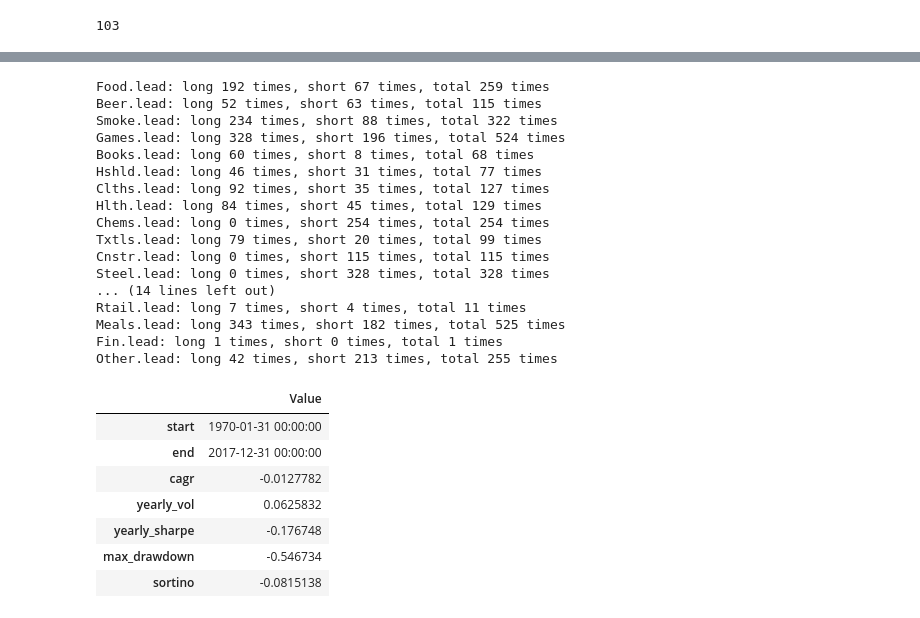
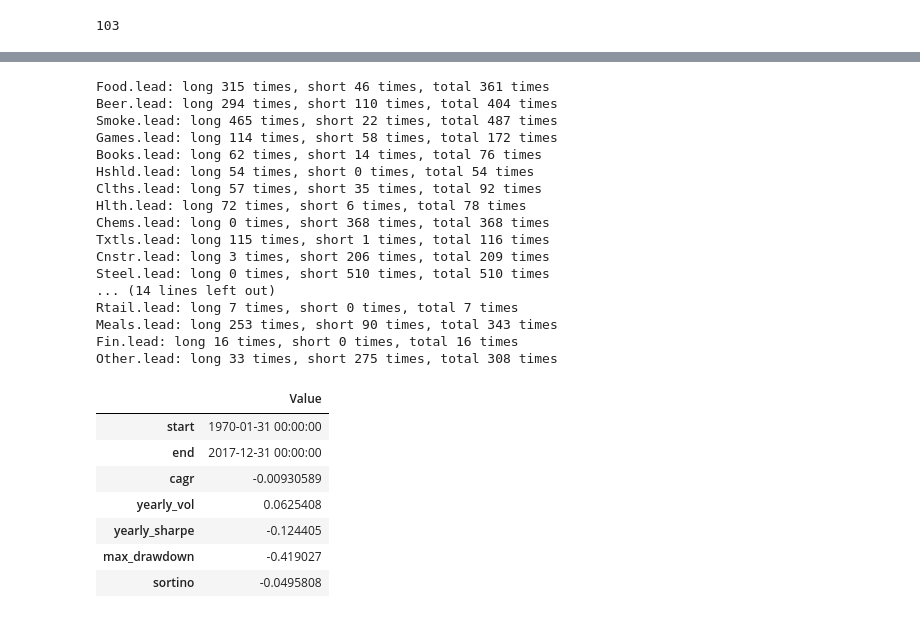
Before and after one commit to druce/Machine-learning-for-financial-market-prediction, a Jupyter notebook: Replicate Paper by Rapach, Strauss, Tu, Zhou-NN Regression.ipynb, the cells around one changed output, grey strips where cells are left out. Saved outputs shown, nothing was run; the diff lists cells and outputs as text; code cells hidden in the pictures.

```diff
--- a/Replicate Paper by Rapach, Strauss, Tu, Zhou-NN Regression.ipynb
+++ b/Replicate Paper by Rapach, Strauss, Tu, Zhou-NN Regression.ipynb
@@ -1135,13 +1135,13 @@ Other.lead: long 94 times, short 130 times, total 224 times
 # %%
 # try keras instead of sklearn MLPRegressor
 # wrap their model in a class
-# we are using multioutput to speed things up
+# multioutput 30 predictions simultaneously to speed up
 # fit takes a list of response ys, predict returns a list of y_predict arrays
 INPUT_DIM = X.shape[1]
 print(INPUT_DIM)
 OUTPUT_DIM = len(responses) # 30
 BATCH_SIZE = 32
-EPOCHS=80
+EPOCHS=200
 
 class KerasBacktestModel(object):
 
@@ -1174,10 +1174,10 @@ class KerasBacktestModel(object):
         outputs = []
         for i in range(OUTPUT_DIM):
             # OUTPUT_DIM outputs
-            output = Dense(1,
-                           activation='linear',
-                           name='output%02d' % i)(lastlayer)
-            outputs.append(output)
+            outputs.append(Dense(1,
+                                 activation='linear',
+                                 name='output%02d' % i)(lastlayer)
+                          )
 
         self.model = Model(inputs=[main_input], outputs=outputs)
         if verbose:
@@ -1198,9 +1198,9 @@ class KerasBacktestModel(object):
         # convert list of ys to Y array
         y_list = self.model.predict(X)
         npreds=len(y_list[0])
-        Y_xval_pred = [y.reshape(npreds) for y in y_list]
-        Y_xval_pred = np.array(Y_xval_pred).transpose()
-        return Y_xval_pred
+        Y_pred = [y.reshape(npreds) for y in y_list]
+        Y_pred = np.array(Y_pred).transpose()
+        return Y_pred
 
     def save(self, modelname):
         self.model.save("%s.h5" % modelname)
@@ -1245,8 +1245,8 @@ def fit_predict_keras(X, Y, model, epochs=EPOCHS, npredict=1, verbose=False):
     return model.predict(X_predict)
 
 print("%s Start fit" % (time.strftime("%H:%M:%S")))
-keras_create_model=create_keras_model(1, 4, 0.01, 0.25)
-keras_model=keras_create_model(verbose=True)
+keras_create_model=create_keras_model(1, 4, 0.01, 0.25, verbose=True)
+keras_model=keras_create_model()
 predictions = fit_predict_keras(X, Y, keras_model, npredict=3, epochs=3)
 print("%s End fit" % (time.strftime("%H:%M:%S")))
 
@@ -1502,12 +1540,11 @@ plot_matrix(lossframe, "reg_penalty", "layer_size", x_suffix=" units", y_suffix=
 EPOCHS=500
 
 nrows = X.shape[0]
-startindex = 1000
+START=121
 
 def run_backtest_keras(X, Y, arg_dict, startindex=0, epochs=EPOCHS, step=1, minmaxscale=False, standardscale=False):
     """create keras model; add step, to iteratively train, predict 12 months, train up to next 12 months """
     global P
-    global R
 
     print("%s Starting backtest" % (time.strftime("%H:%M:%S")))
     P = np.zeros((Y.shape[0],OUTPUT_DIM))
@@ -1636,11 +1673,12 @@ def gen_returns(Y, P, first_pred_month, start_date='01/01/1970', freq='M', verbo
     return retframe
 # %%
 START=121
-EPOCHS=500
-STEP=5
-arg_dict = {"n_hidden_layers" : 3,
-            "hidden_layer_size" : 4,
-            "reg_penalty" : 0.001,
+EPOCHS=200
+STEP=1
+
+arg_dict = {"n_hidden_layers" : 2,
+            "hidden_layer_size" : 2,
+            "reg_penalty" : 0.0001,
             "dropout": 0.25,
             'verbose' : False
            }
@@ -1667,28 +1701,28 @@ run_backtest_keras(X, Y, arg_dict, startindex=START, step=STEP, epochs=EPOCHS)
 # %%
-gen_returns(X, P, FIRST_PREDICT_MONTH, verbose=False)
+gen_returns(X, P, START, verbose=False)
 # %% [output]
-Food.lead: long 192 times, short 67 times, total 259 times
-Beer.lead: long 52 times, short 63 times, total 115 times
-Smoke.lead: long 234 times, short 88 times, total 322 times
-Games.lead: long 328 times, short 196 times, total 524 times
-Books.lead: long 60 times, short 8 times, total 68 times
-Hshld.lead: long 46 times, short 31 times, total 77 times
-Clths.lead: long 92 times, short 35 times, total 127 times
-Hlth.lead: long 84 times, short 45 times, total 129 times
-Chems.lead: long 0 times, short 254 times, total 254 times
-Txtls.lead: long 79 times, short 20 times, total 99 times
-Cnstr.lead: long 0 times, short 115 times, total 115 times
-Steel.lead: long 0 times, short 328 times, total 328 times
+Food.lead: long 315 times, short 46 times, total 361 times
+Beer.lead: long 294 times, short 110 times, total 404 times
+Smoke.lead: long 465 times, short 22 times, total 487 times
+Games.lead: long 114 times, short 58 times, total 172 times
+Books.lead: long 62 times, short 14 times, total 76 times
+Hshld.lead: long 54 times, short 0 times, total 54 times
+Clths.lead: long 57 times, short 35 times, total 92 times
+Hlth.lead: long 72 times, short 6 times, total 78 times
+Chems.lead: long 0 times, short 368 times, total 368 times
+Txtls.lead: long 115 times, short 1 times, total 116 times
+Cnstr.lead: long 3 times, short 206 times, total 209 times
+Steel.lead: long 0 times, short 510 times, total 510 times
 ... (14 lines left out)
-Rtail.lead: long 7 times, short 4 times, total 11 times
-Meals.lead: long 343 times, short 182 times, total 525 times
-Fin.lead: long 1 times, short 0 times, total 1 times
-Other.lead: long 42 times, short 213 times, total 255 times
+Rtail.lead: long 7 times, short 0 times, total 7 times
+Meals.lead: long 253 times, short 90 times, total 343 times
+Fin.lead: long 16 times, short 0 times, total 16 times
+Other.lead: long 33 times, short 275 times, total 308 times
 |  | Value |
 | start | 1970-01-31 00:00:00 |
 | end | 2017-12-31 00:00:00 |
-| cagr | -0.0127782 |
-| yearly_vol | 0.0625832 |
-| yearly_sharpe | -0.176748 |
-| max_drawdown | -0.546734 |
-| sortino | -0.0815138 |
+| cagr | -0.00930589 |
+| yearly_vol | 0.0625408 |
+| yearly_sharpe | -0.124405 |
+| max_drawdown | -0.419027 |
+| sortino | -0.0495808 |
```
Also changed, not shown: parts of 29 cells of this notebook, 1 other file.
